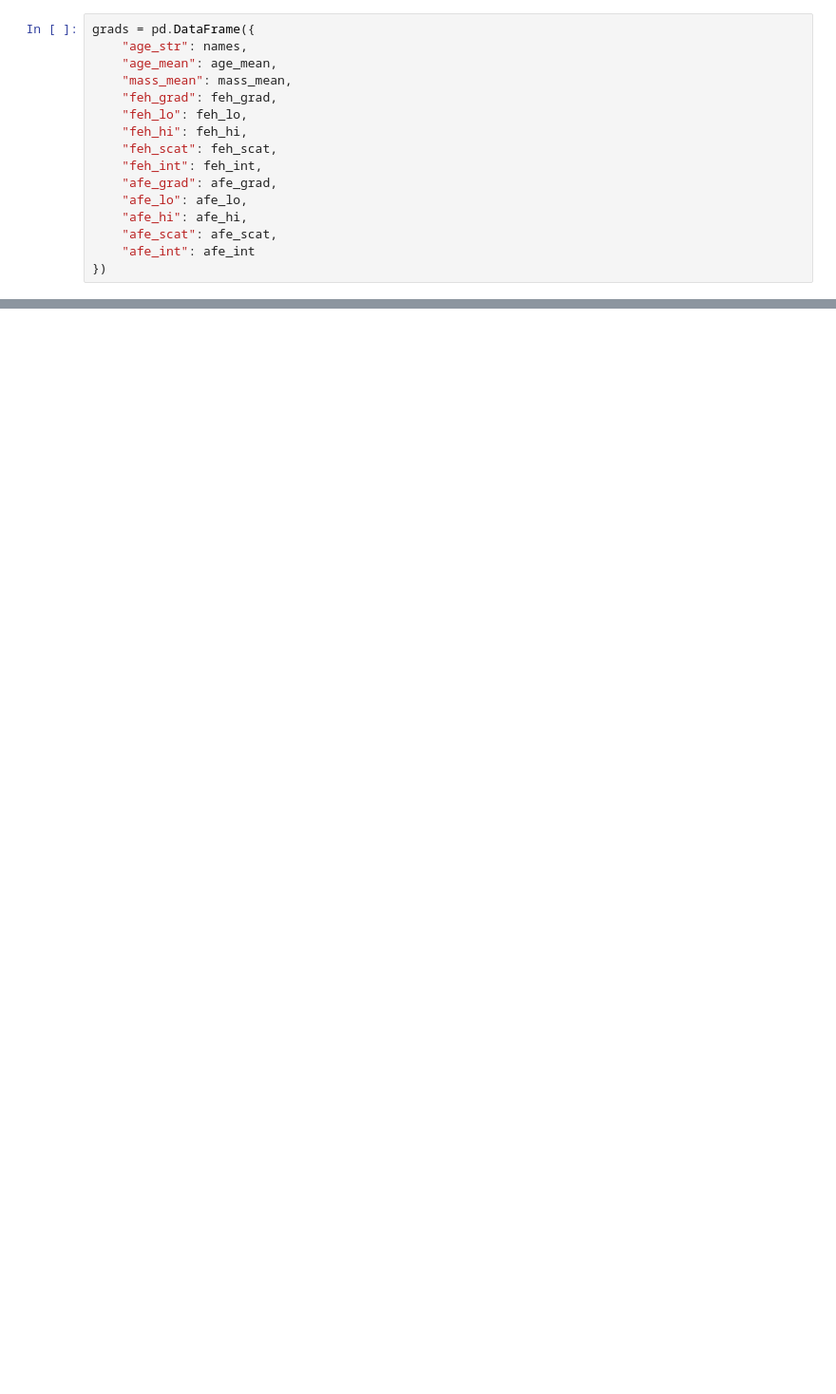
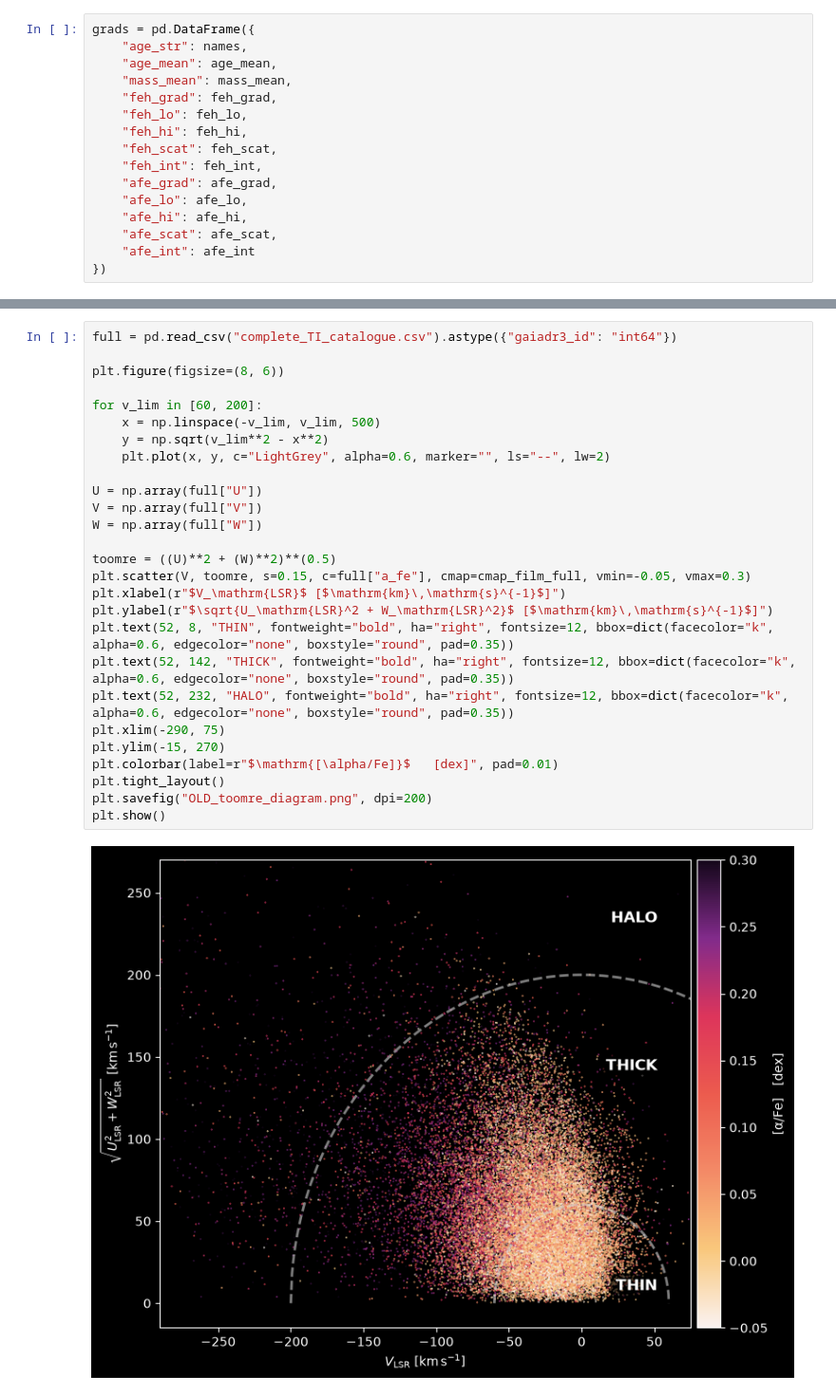
Before and after one commit to ljiainspriggs/ANU-SCNC3101-26SEM2, a Jupyter notebook: old_results/old_results_plots.ipynb, the cells around one changed output, grey strips where cells are left out. Shown at 95% size. Drawn from its saved outputs; the diff is of its cells as text; blank space fills up the shorter version.

```diff
--- a/old_results/old_results_plots.ipynb
+++ b/old_results/old_results_plots.ipynb
@@ -335,0 +297,29 @@ print(grads.columns.to_list())
+# %%
+full = pd.read_csv("complete_TI_catalogue.csv").astype({"gaiadr3_id": "int64"})
+
+plt.figure(figsize=(8, 6))
+
+for v_lim in [60, 200]:
+    x = np.linspace(-v_lim, v_lim, 500)
+    y = np.sqrt(v_lim**2 - x**2)
+    plt.plot(x, y, c="LightGrey", alpha=0.6, marker="", ls="--", lw=2)
+
+U = np.array(full["U"])
+V = np.array(full["V"])
+W = np.array(full["W"])
+
+toomre = ((U)**2 + (W)**2)**(0.5)
+plt.scatter(V, toomre, s=0.15, c=full["a_fe"], cmap=cmap_film_full, vmin=-0.05, vmax=0.3)
+plt.xlabel(r"$V_\mathrm{LSR}$ [$\mathrm{km}\,\mathrm{s}^{-1}$]")
+plt.ylabel(r"$\sqrt{U_\mathrm{LSR}^2 + W_\mathrm{LSR}^2}$ [$\mathrm{km}\,\mathrm{s}^{-1}$]")
+plt.text(52, 8, "THIN", fontweight="bold", ha="right", fontsize=12, bbox=dict(facecolor="k", alpha=0.6, edgecolor="none", boxstyle="round", pad=0.35))
+plt.text(52, 142, "THICK", fontweight="bold", ha="right", fontsize=12, bbox=dict(facecolor="k", alpha=0.6, edgecolor="none", boxstyle="round", pad=0.35))
+plt.text(52, 232, "HALO", fontweight="bold", ha="right", fontsize=12, bbox=dict(facecolor="k", alpha=0.6, edgecolor="none", boxstyle="round", pad=0.35))
+plt.xlim(-290, 75)
+plt.ylim(-15, 270)
+plt.colorbar(label=r"$\mathrm{[\alpha/Fe]}$   [dex]", pad=0.01)
+plt.tight_layout()
+plt.savefig("OLD_toomre_diagram.png", dpi=200)
+plt.show()
+# %% [output]
+[figure, added]
```
Also changed, not shown: parts of 6 cells of this notebook, 26 other files.
